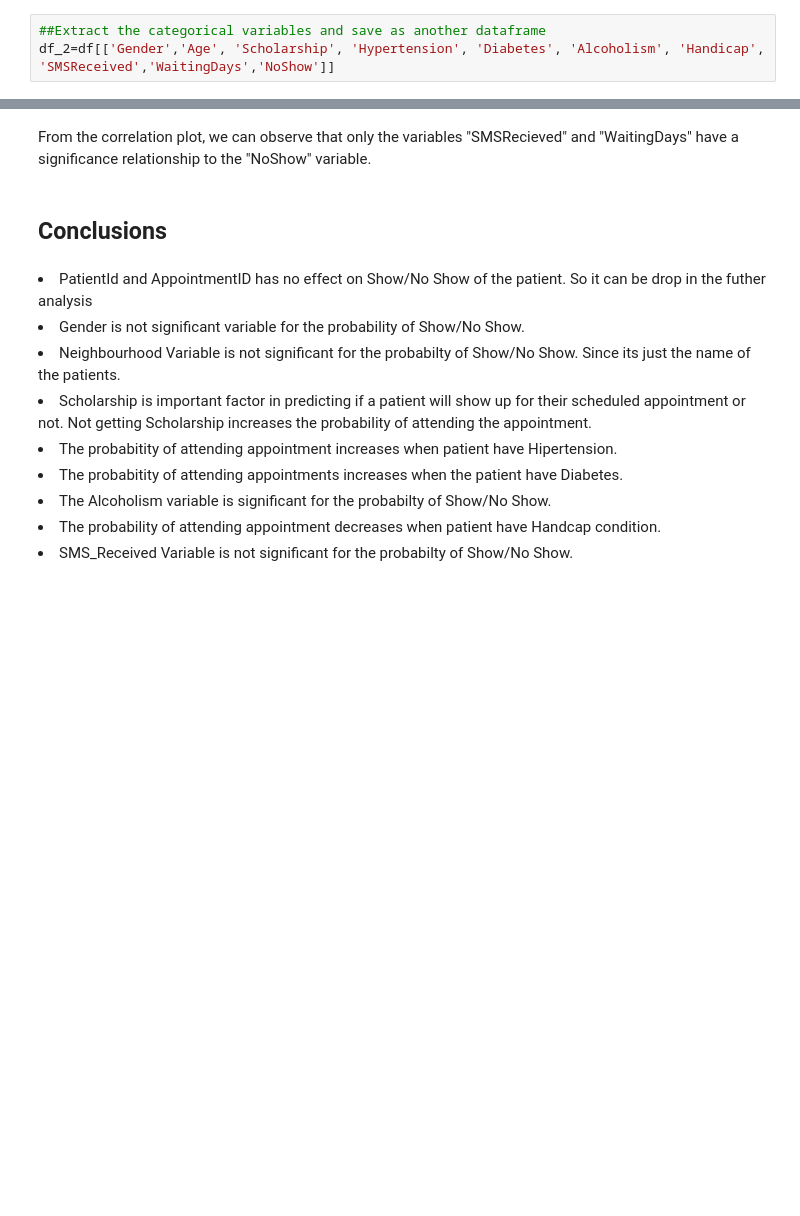
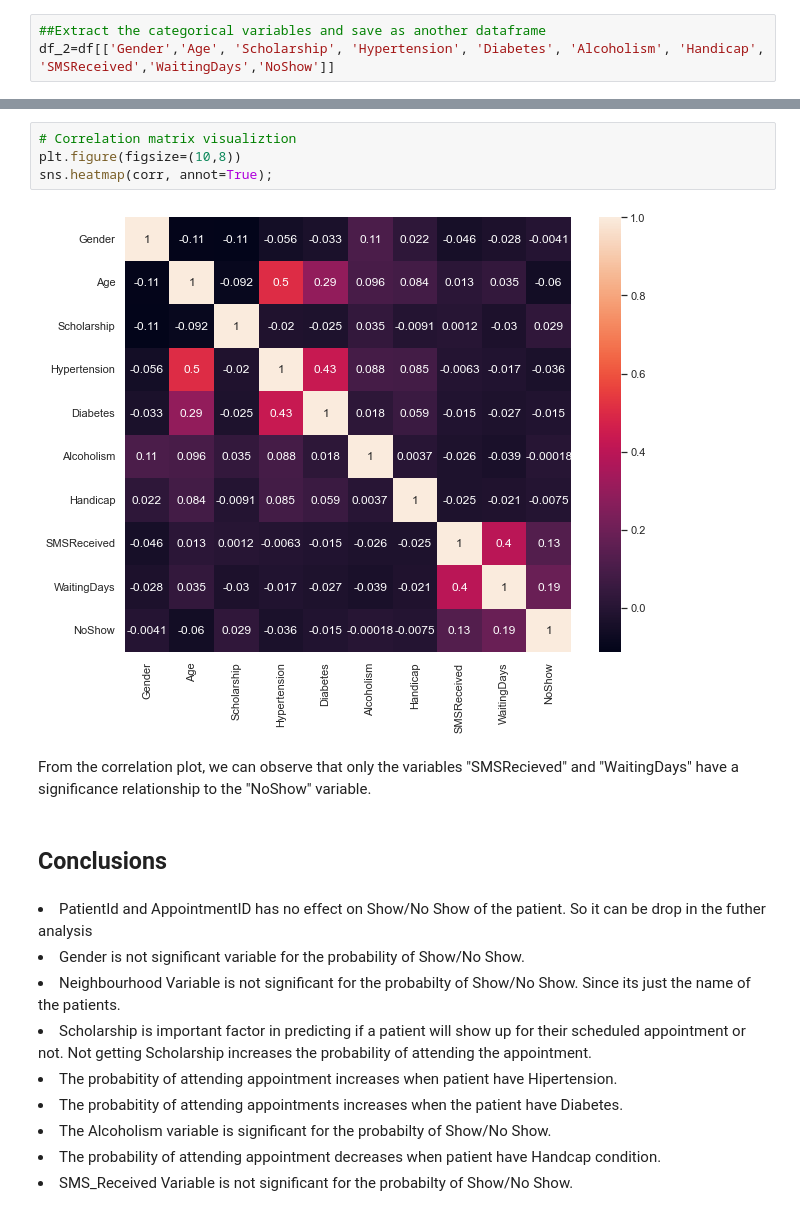
Before and after one commit to Eminent01/ALX-Data_Analyst, a Jupyter notebook: Project1/Ademola_Abiodun_investigate-a-dataset-Project1.ipynb, the cells around one changed output, grey strips where cells are left out. Cells and saved outputs as stored; diff of their text form; blank space fills up the shorter version.

```diff
--- a/Project1/Ademola_Abiodun_investigate-a-dataset-Project1.ipynb
+++ b/Project1/Ademola_Abiodun_investigate-a-dataset-Project1.ipynb
@@ -600,3 +585,9 @@ corr.style.background_gradient(cmap='coolwarm')
+# %%
+# Correlation matrix visualiztion
+plt.figure(figsize=(10,8))
+sns.heatmap(corr, annot=True);
+# %% [output]
+[figure, added]
 # %% [markdown]
 From the correlation plot, we can observe that only the variables "SMSRecieved" and "WaitingDays" have a significance relationship to the "NoShow" variable.
 # %% [markdown]
```
Also changed, not shown: parts of 1 cell of this notebook.
